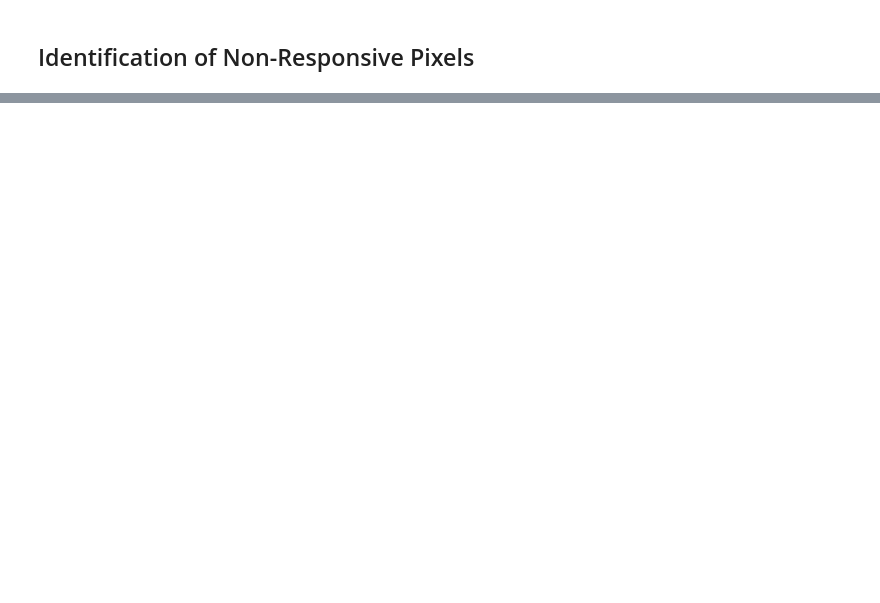
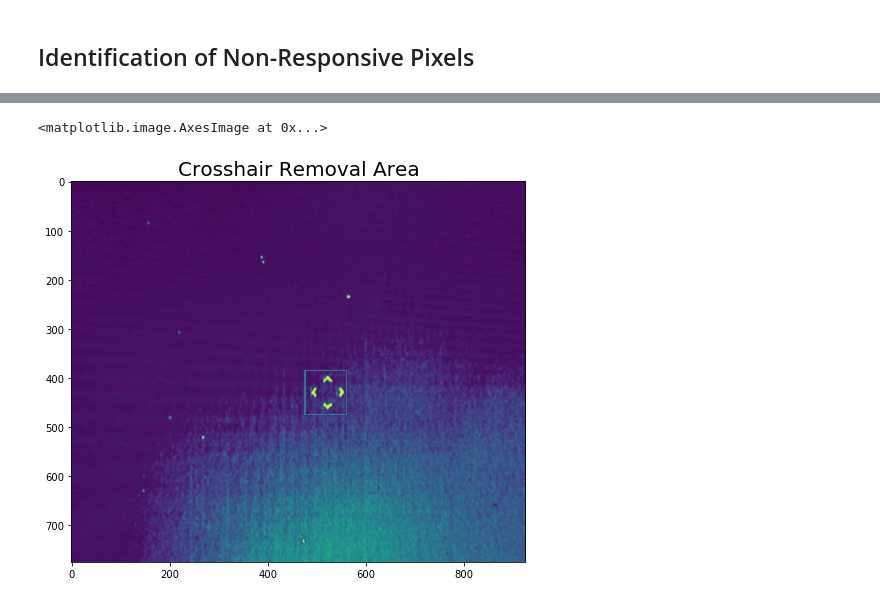
Before and after one commit to acox101010/Image_Analysis_tools, a Jupyter notebook: Non-ResponsivePixels.ipynb, the cells around one changed output, grey strips where cells are left out. Cells and saved outputs as stored; diff of their text form; code cells hidden in the pictures; blank space fills up the shorter version.

```diff
--- a/Non-ResponsivePixels.ipynb
+++ b/Non-ResponsivePixels.ipynb
@@ -30,0 +39,9 @@ plt.show()
+# %%
+#Create 0 values to crosshairs area
+cv2.rectangle(cr_roi, (475, 385), (560, 475), (50, 50, 50), 2) #Draw bounding area for crosshair extraction
+f, ax = plt.subplots(1,1,figsize=(10,7))
+plt.title('Crosshair Removal Area', fontdict=None, loc='center', pad=None, fontsize = 20)
+plt.imshow(cr_roi) #plot last image with all points
+# %% [output]
+<matplotlib.image.AxesImage at 0x...>
+[figure, added]
```
Also changed, not shown: parts of 11 cells of this notebook, 1 other file.
